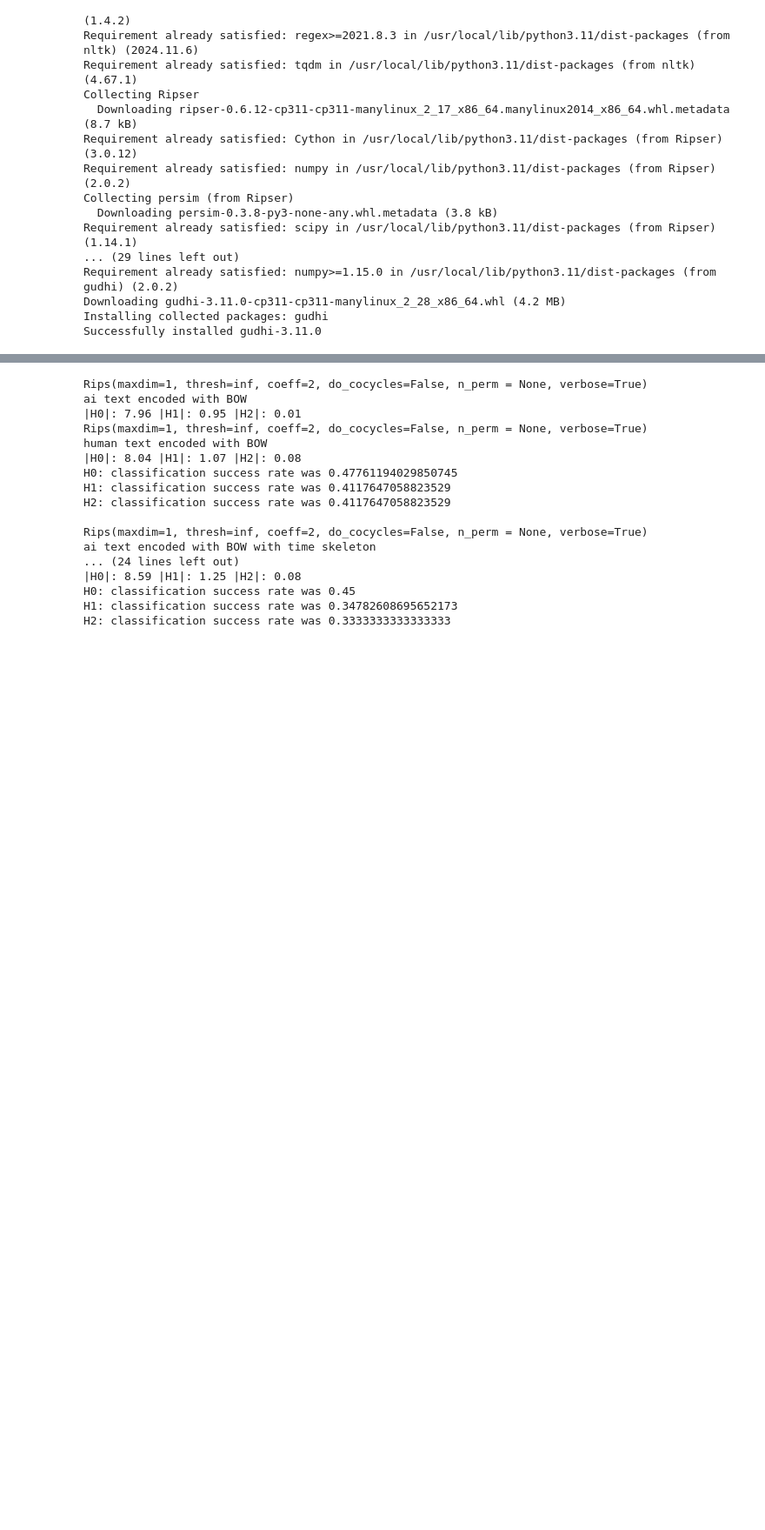
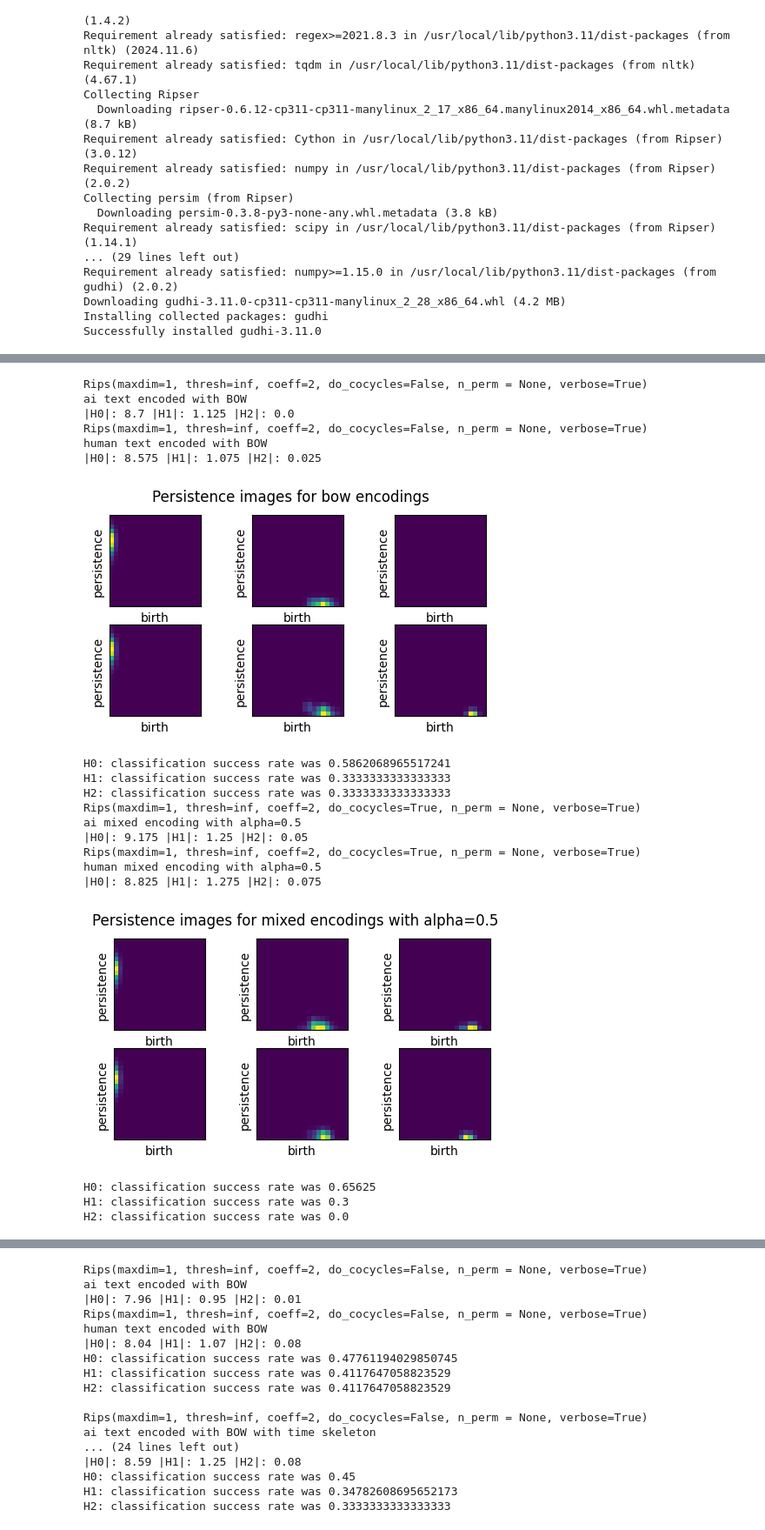
Before and after one commit to aguilin1/tda_ai_text_generation, a Jupyter notebook: tda_ai_text_detection.ipynb, the cells around one changed output, grey strips where cells are left out. Shown at 87% size. Drawn from its saved outputs; the diff is of its cells as text; code cells hidden in the pictures; blank space fills up the shorter version.

```diff
--- a/tda_ai_text_detection.ipynb
+++ b/tda_ai_text_detection.ipynb
@@ -750,6 +796,31 @@ def evaluation(embedding_type, time_skeleton = False, with_smoothing = False, al
     # print('H2: predicted classification: ', pred2)
     # print('H2: actual classification: ', y2_test)
     print('H2: classification success rate was', scr2)
+# %%
+# testing
+evaluation('bow', time_skeleton=False, with_smoothing=False, num_abstracts=40)
+evaluation('mixed', time_skeleton=False, with_smoothing=False, alpha=0.5, num_abstracts=40)
+# %% [output]
+Rips(maxdim=1, thresh=inf, coeff=2, do_cocycles=False, n_perm = None, verbose=True)
+ai text encoded with BOW
+|H0|: 8.7 |H1|: 1.125 |H2|: 0.0
+Rips(maxdim=1, thresh=inf, coeff=2, do_cocycles=False, n_perm = None, verbose=True)
+human text encoded with BOW
+|H0|: 8.575 |H1|: 1.075 |H2|: 0.025
+[figure, added]
+H0: classification success rate was 0.5862068965517241
+H1: classification success rate was 0.3333333333333333
+H2: classification success rate was 0.3333333333333333
+Rips(maxdim=1, thresh=inf, coeff=2, do_cocycles=True, n_perm = None, verbose=True)
+ai mixed encoding with alpha=0.5
+|H0|: 9.175 |H1|: 1.25 |H2|: 0.05
+Rips(maxdim=1, thresh=inf, coeff=2, do_cocycles=True, n_perm = None, verbose=True)
+human mixed encoding with alpha=0.5
+|H0|: 8.825 |H1|: 1.275 |H2|: 0.075
+[figure, added]
+H0: classification success rate was 0.65625
+H1: classification success rate was 0.3
+H2: classification success rate was 0.0
 # %%
 # Prints out sample persistence diagrams for a variety of combinations
 for encoding_type in ('bow', 'bert'):
```
Also changed, not shown: parts of 5 cells of this notebook.
